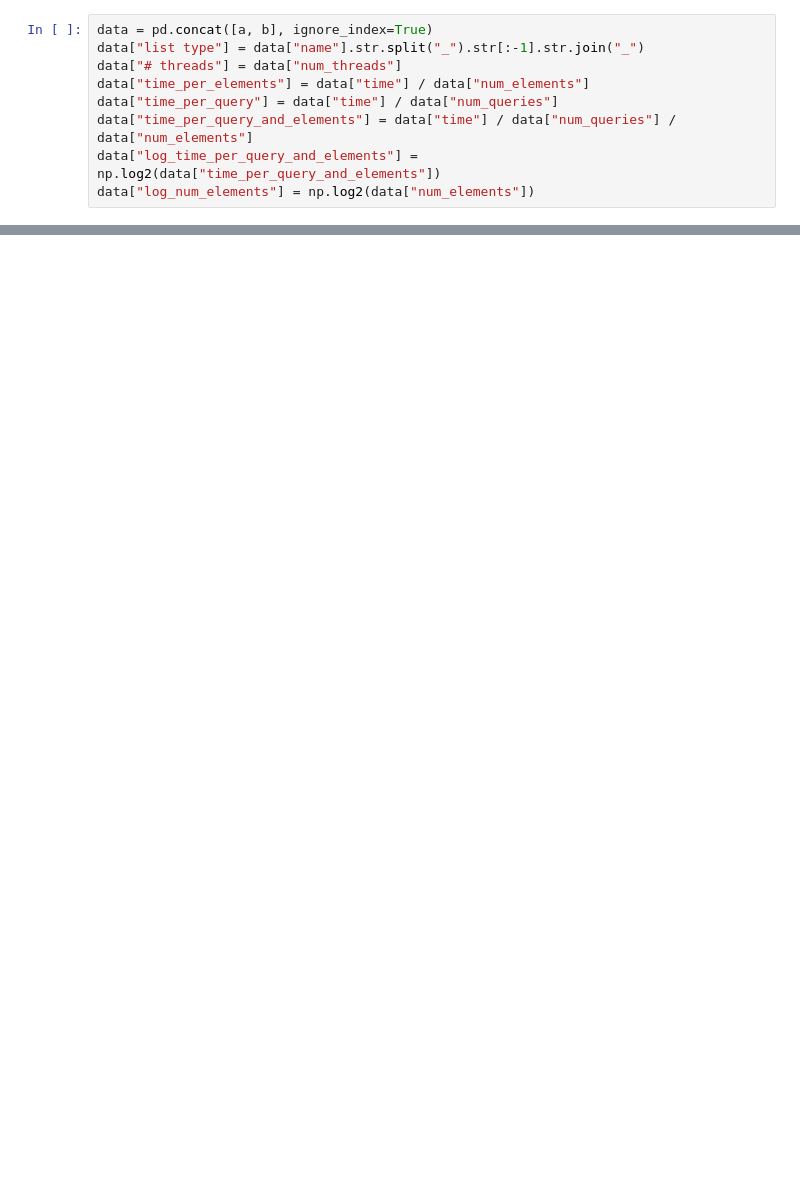
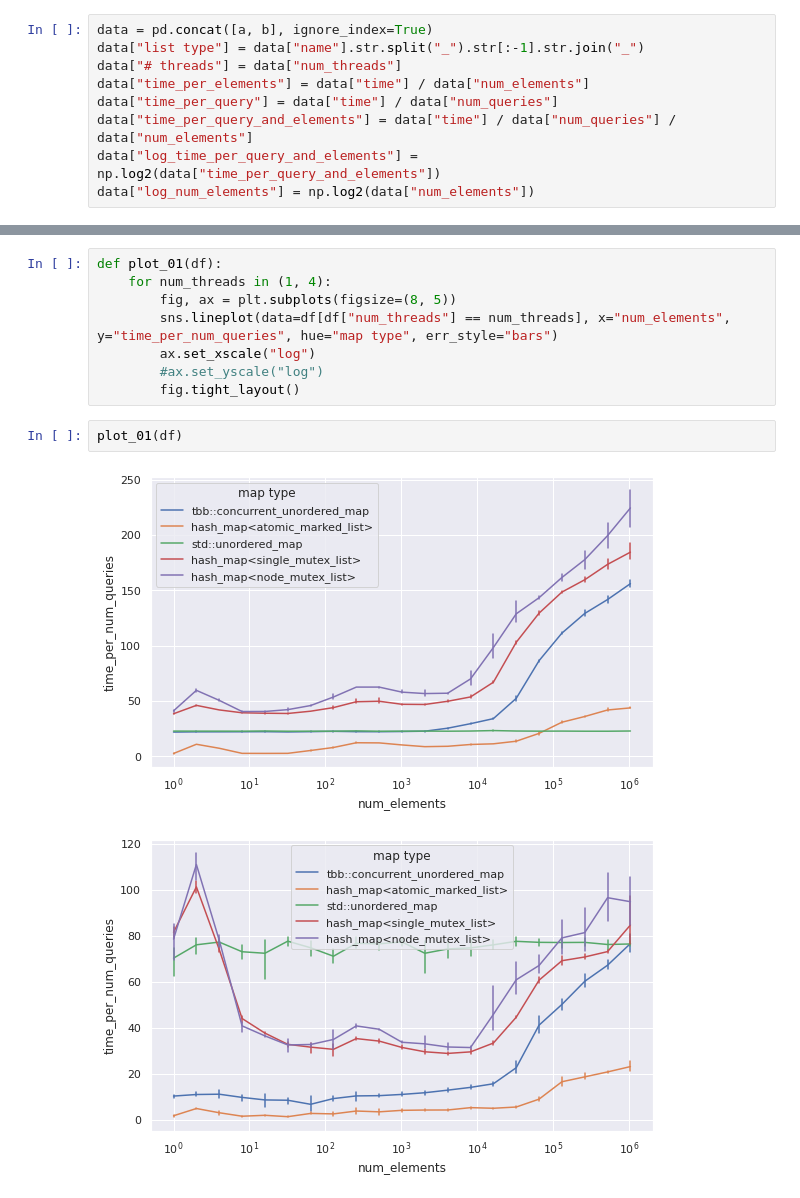
Before and after one commit to jonasspinner/21wt-lab-efficient-parallel-cpp, a Jupyter notebook: exercise5/eval/Untitled.ipynb, the cells around one changed output, grey strips where cells are left out. Drawn from its saved outputs; the diff is of its cells as text; blank space fills up the shorter version.

```diff
--- a/exercise5/eval/Untitled.ipynb
+++ b/exercise5/eval/Untitled.ipynb
@@ -32,0 +66,13 @@ ax.set_yscale("log")
+# %%
+def plot_01(df):
+    for num_threads in (1, 4):
+        fig, ax = plt.subplots(figsize=(8, 5))
+        sns.lineplot(data=df[df["num_threads"] == num_threads], x="num_elements", y="time_per_num_queries", hue="map type", err_style="bars")
+        ax.set_xscale("log")
+        #ax.set_yscale("log")
+        fig.tight_layout()
+# %%
+plot_01(df)
+# %% [output]
+[figure, added]
+[figure, added]
```
Also changed, not shown: parts of 10 cells of this notebook, 15 other files.
